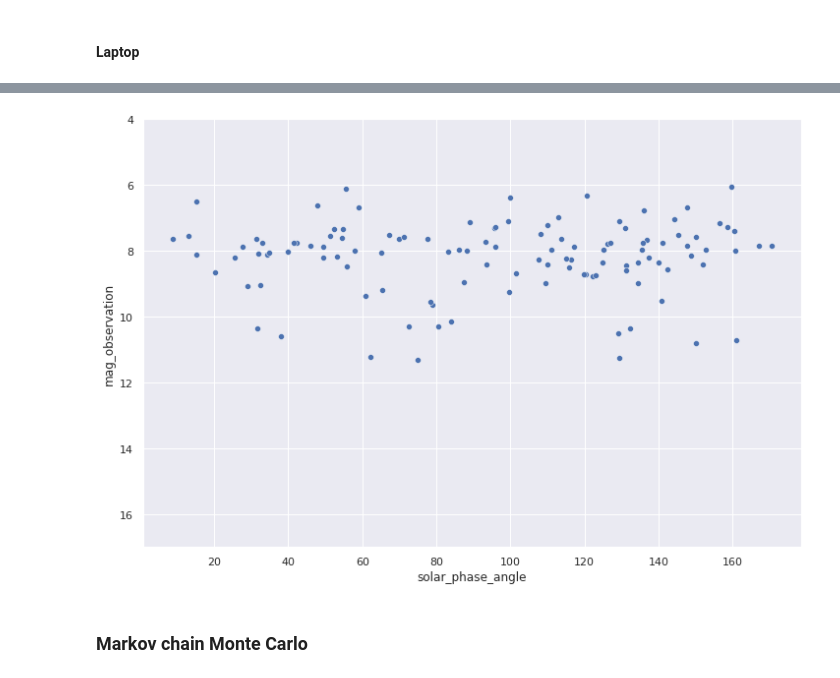
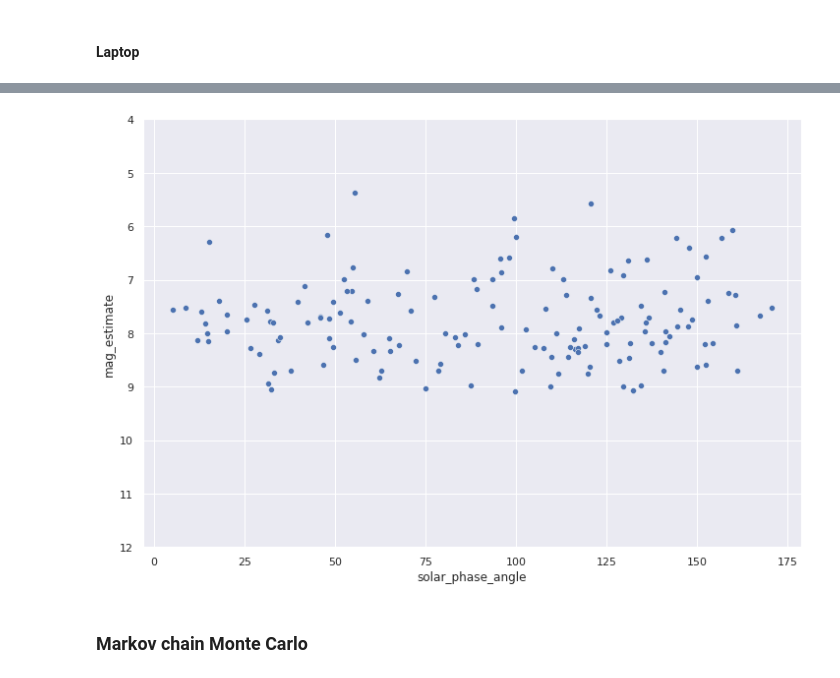
Before and after one commit to mariaromerocol/monte_carlos, a Jupyter notebook: test.ipynb, the cells around one changed output, grey strips where cells are left out. Cells and saved outputs as stored; diff of their text form; code cells hidden in the pictures.

```diff
--- a/test.ipynb
+++ b/test.ipynb
@@ -115,6 +110,6 @@ data_sat = pd.read_csv(path)
 data_in = pd.DataFrame()
 data_in['solar_phase_angle'] = data_sat['solar_phase_angle']
 data_in['range_sat'] = data_sat['range_sat']
-data_in['mag_observation'] = data_sat['mag_observation']
-data_in['e_mag'] = data_sat['e_mag_observation']
+data_in['mag_estimate'] = data_sat['mag_estimate']
+data_in['e_mag'] = data_sat['e_mag_estimate']
 # %%
@@ -135,11 +117,11 @@ Name: range_sat, Length: 118, dtype: float64
 # %%
 sns.set_theme(style="darkgrid")
 fig, ax = plt.subplots(figsize=(12, 8))
-sns.scatterplot(x="solar_phase_angle", y="mag_observation", data=data_in)
-ax.set_ylim(17, 4)
+sns.scatterplot(x="solar_phase_angle", y="mag_estimate", data=data_in)
+ax.set_ylim(12, 4)
 plt.show()
 # %% [output]
-[figure, old version]
+[figure, new version]
 # %% [markdown]
 ### Markov chain Monte Carlo
 # %%
```
Also changed, not shown: parts of 22 cells of this notebook, 1 other file.
